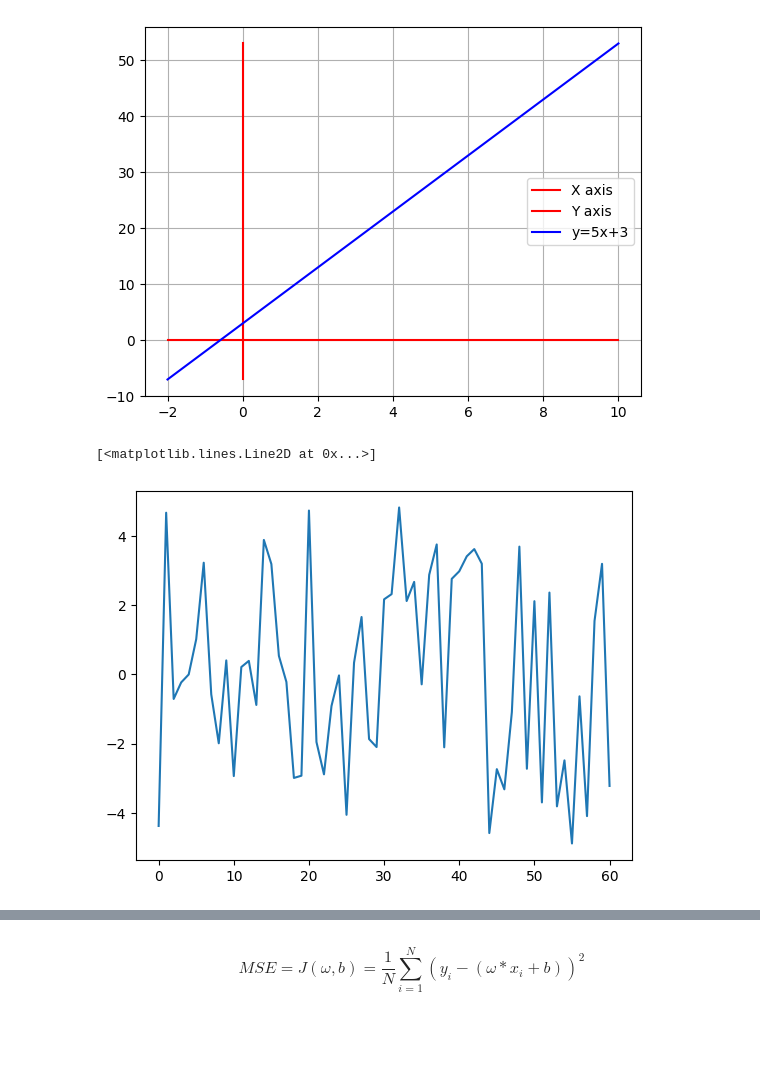
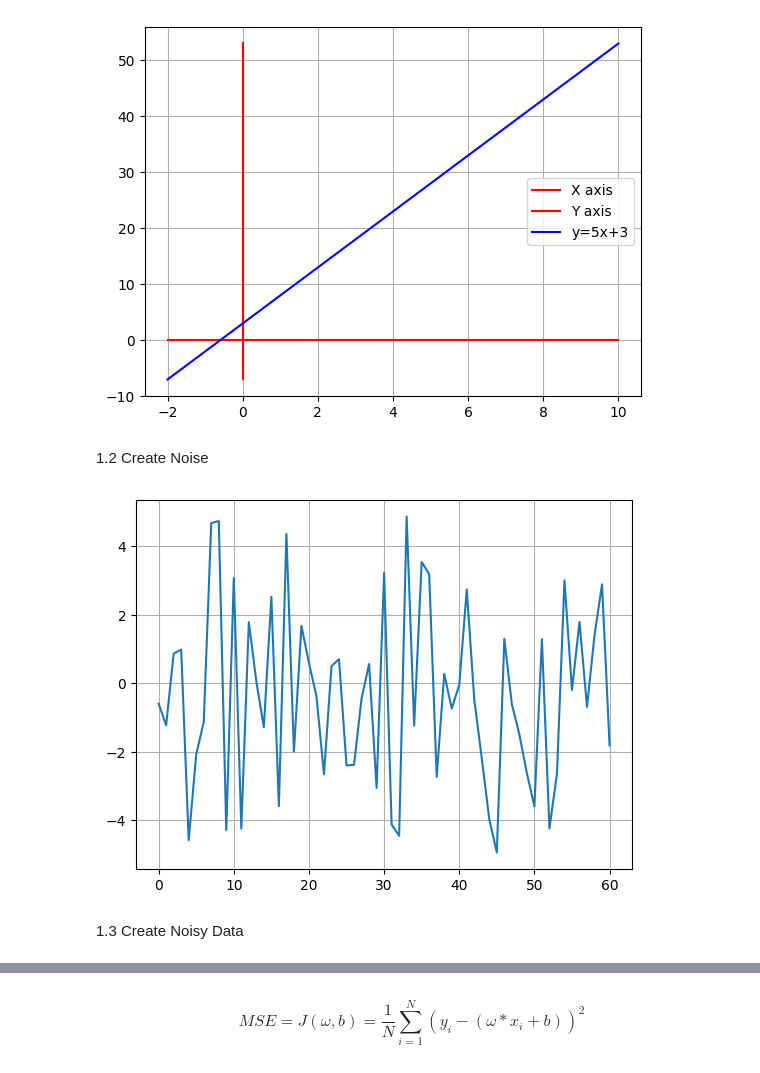
Before and after one commit to enoten/ml-numpy-pytorch, a Jupyter notebook: Linear Regression.ipynb, the cells around one changed output, grey strips where cells are left out. Drawn from its saved outputs; the diff is of its cells as text; code cells hidden in the pictures; blank space fills up the shorter version.

```diff
--- a/Linear Regression.ipynb
+++ b/Linear Regression.ipynb
@@ -19,4 +36,6 @@ plt.legend(['X axis','Y axis','y=5x+3'])
 # %% [output]
 <matplotlib.legend.Legend at 0x...>
 [figure]
+# %% [markdown]
+1.2 Create Noise
 # %%
@@ -23,6 +43,8 @@ plt.legend(['X axis','Y axis','y=5x+3'])
 noise = np.random.uniform(-5,5,x.shape[0])
 # %%
 plt.plot(noise)
+plt.grid('on')
 # %% [output]
-[<matplotlib.lines.Line2D at 0x...>]
-[figure, old version]
+[figure, new version]
+# %% [markdown]
+1.3 Create Noisy Data
```
Also changed, not shown: parts of 53 cells of this notebook.
